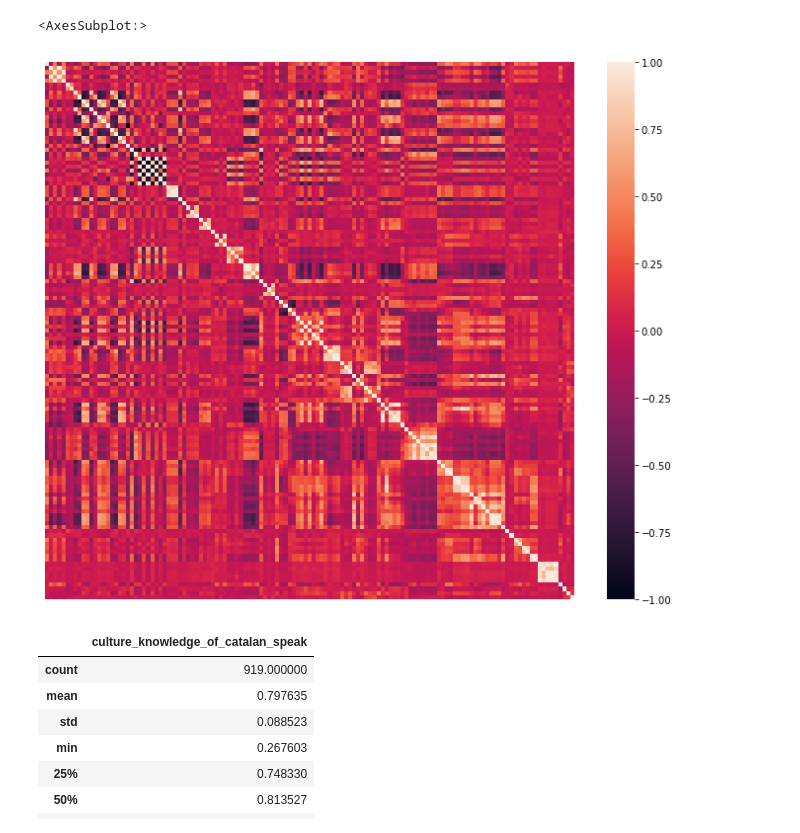
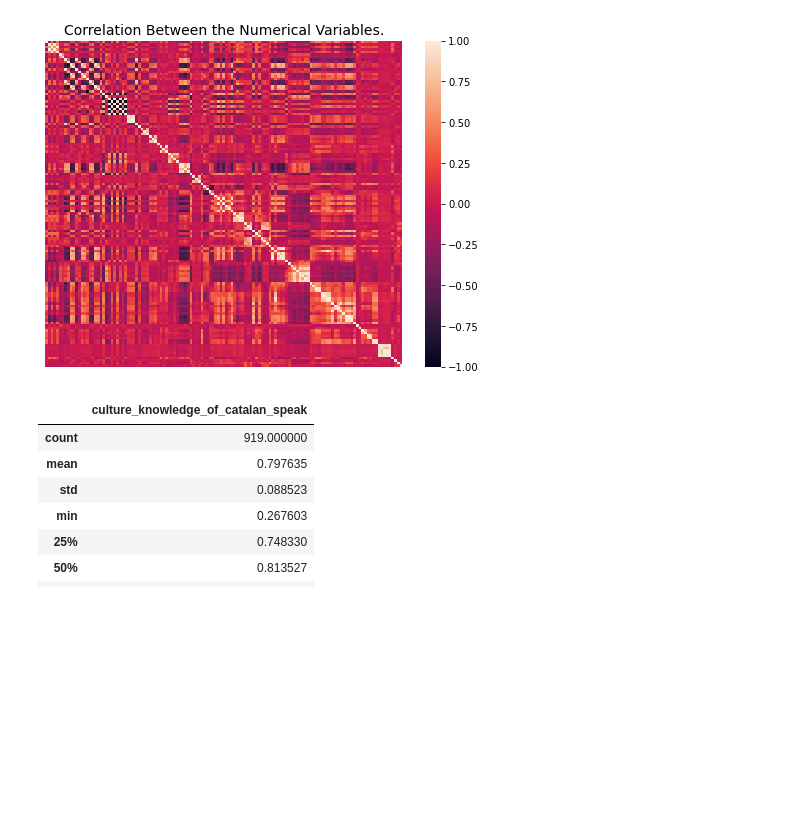
Before and after one commit to PimSchoolkate/CatalanLanguagePrediction, a Jupyter notebook: notebooks/02_pca_clustering.ipynb, the cells around one changed output. Drawn from its saved outputs; the diff is of its cells as text; code cells hidden in the pictures; blank space fills up the shorter version.

```diff
--- a/notebooks/02_pca_clustering.ipynb
+++ b/notebooks/02_pca_clustering.ipynb
@@ -14,11 +14,12 @@ df = pd.read_csv('../data/clean_data.csv', index_col='Municipality')
 df.drop('missing_count', axis=1, inplace=True)
 # %%
 corr = df.corr()
-fig, ax = plt.subplots(figsize=(12,10))
+fig, ax = plt.subplots(figsize=(8,6))
 sns.heatmap(corr, xticklabels=False, yticklabels=False, ax=ax)
+plt.title('Correlation Between the Numerical Variables.', fontsize=14)
+plt.savefig('../plots/corr.png')
 # %% [output]
-<AxesSubplot:>
-[figure, old version]
+[figure, new version]
 # %%
 # Split label from data
 labels = df.filter(like='catalan').columns
```
Also changed, not shown: parts of 19 cells of this notebook, 12 other files.
